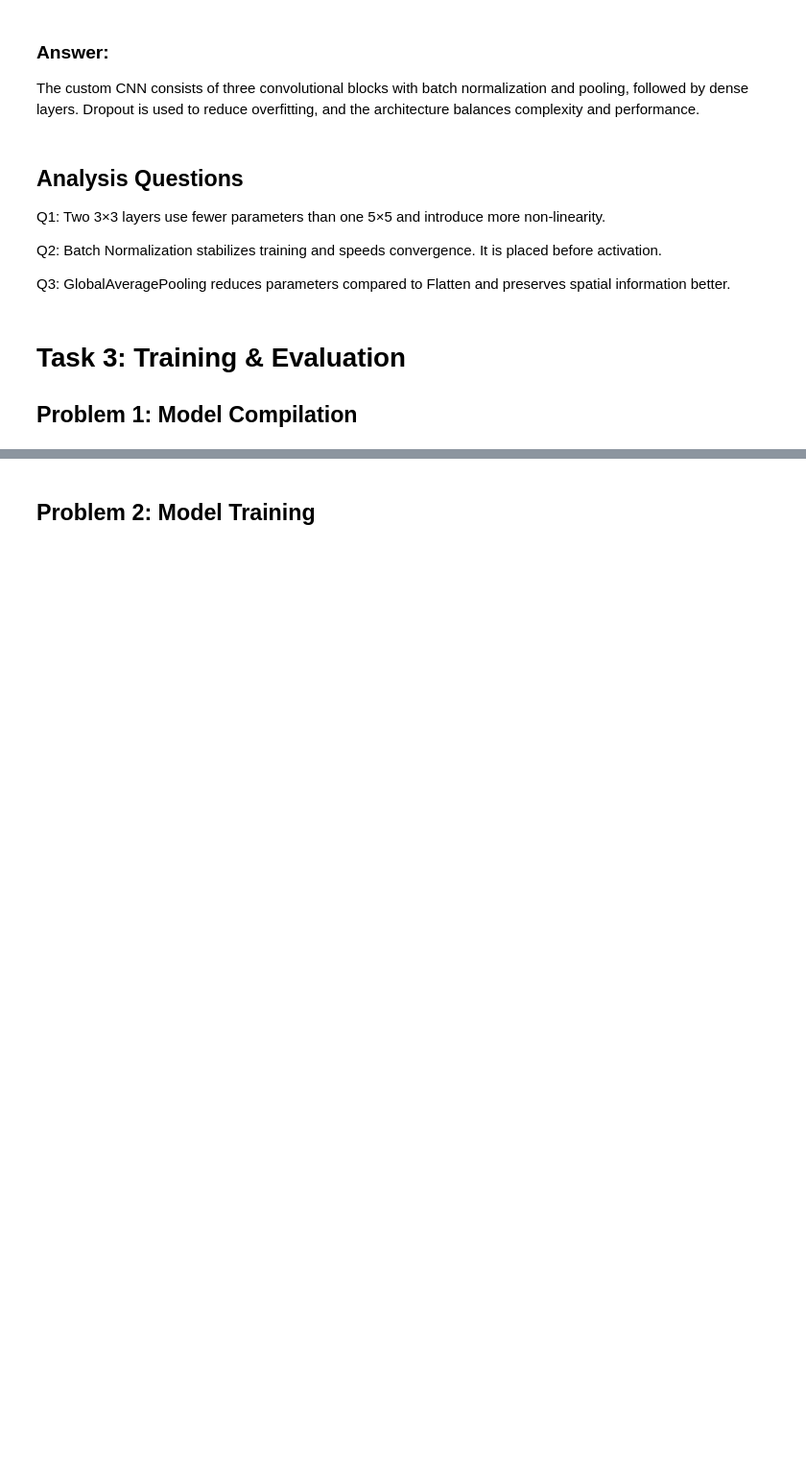
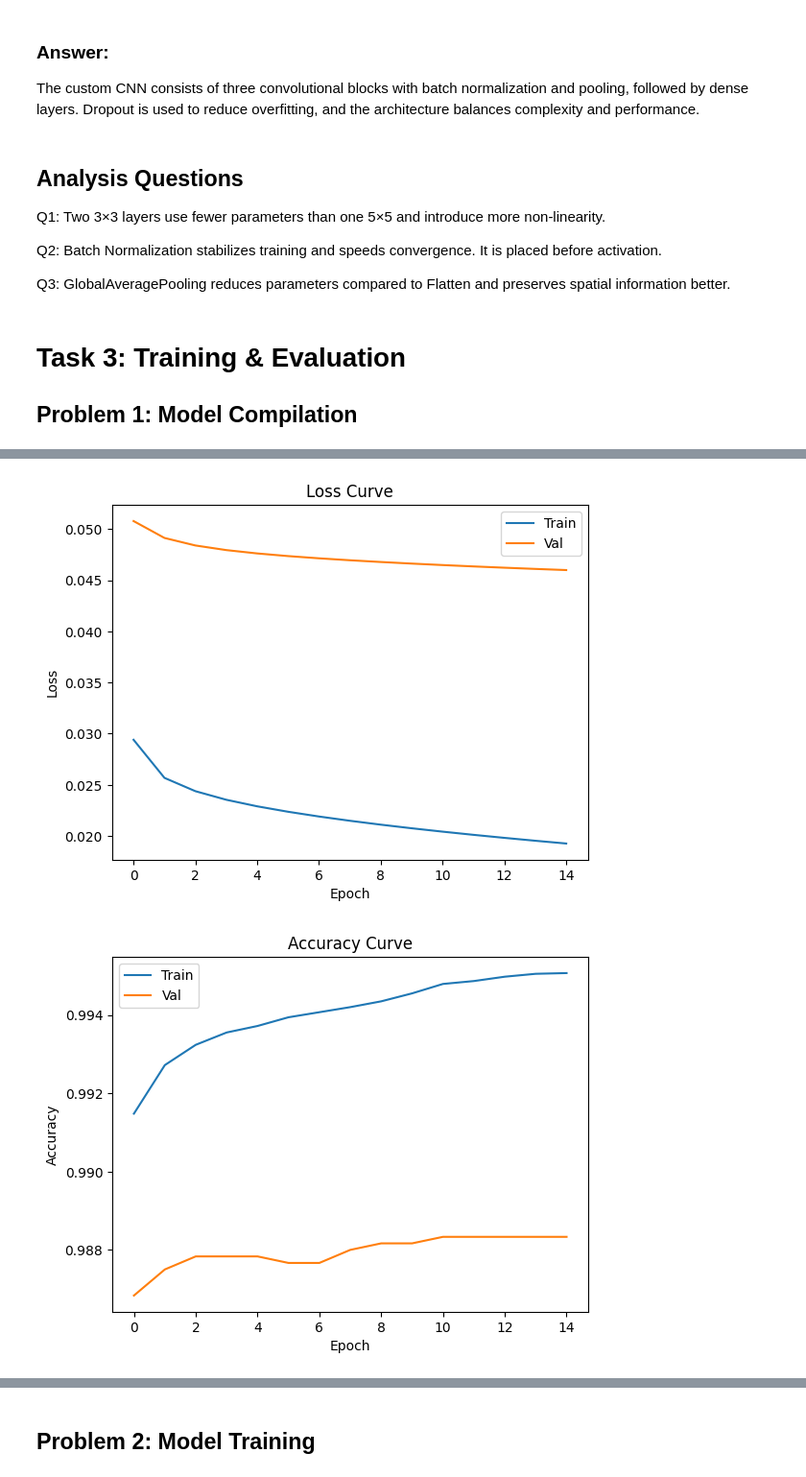
Before and after one commit to cd3004/CNN-Lab-Assignment, a Jupyter notebook: 24cd3004_CNN_Lab.ipynb, the cells around one changed output, grey strips where cells are left out. Shown at 96% size. Cells and saved outputs as stored; diff of their text form; code cells hidden in the pictures; blank space fills up the shorter version.

```diff
--- a/24cd3004_CNN_Lab.ipynb
+++ b/24cd3004_CNN_Lab.ipynb
@@ -354,0 +341,16 @@ Adam optimizer is used for adaptive learning, categorical crossentropy is suitab
+# %%
+from tensorflow.keras.optimizers import SGD
+
+model.compile(
+    optimizer=SGD(learning_rate=0.01),
+    loss='categorical_crossentropy',
+    metrics=['accuracy']
+)
+
+history_sgd = model.fit(
+    x_train_mnist,
+    y_train_mnist,
+    epochs=15,
+    batch_size=64,
+    validation_split=0.1
+)
@@ -354,0 +375,25 @@ Adam optimizer is used for adaptive learning, categorical crossentropy is suitab
+# %%
+import matplotlib.pyplot as plt
+
+# LOSS
+plt.plot(history_sgd.history['loss'])
+plt.plot(history_sgd.history['val_loss'])
+plt.title('Loss Curve')
+plt.legend(['Train', 'Val'])
+plt.xlabel('Epoch')
+plt.ylabel('Loss')
+plt.savefig("lenet_sgd_curves.png")
+plt.show()
+
+# ACCURACY
+plt.plot(history_sgd.history['accuracy'])
+plt.plot(history_sgd.history['val_accuracy'])
+plt.title('Accuracy Curve')
+plt.legend(['Train', 'Val'])
+plt.xlabel('Epoch')
+plt.ylabel('Accuracy')
+plt.savefig("lenet_sgd_curves.png")
+plt.show()
+# %% [output]
+[figure, added]
+[figure, added]
```
Also changed, not shown: parts of 44 cells of this notebook.
